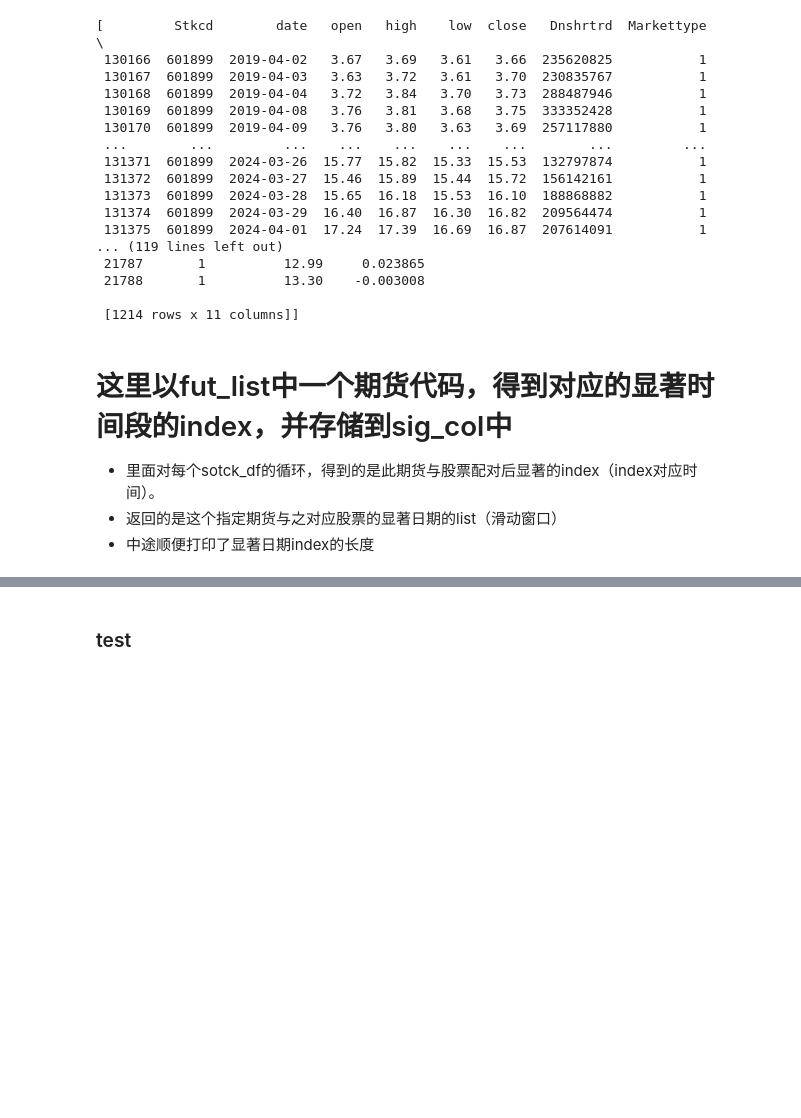
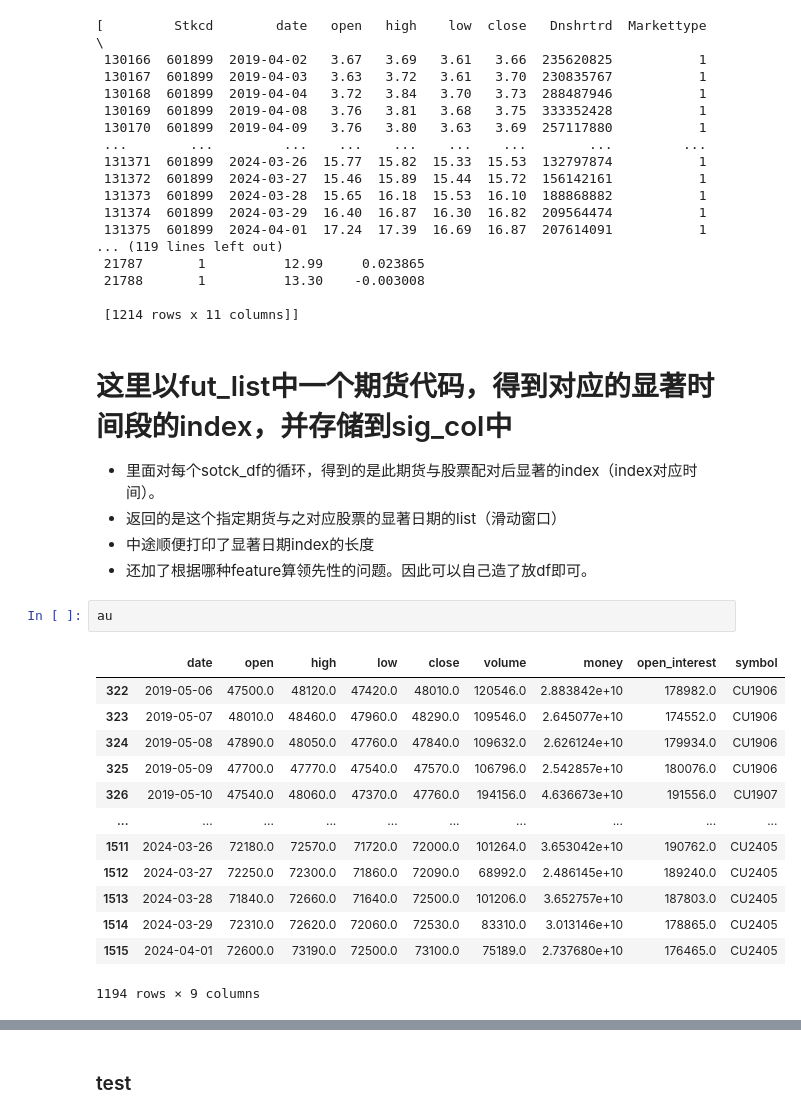
Before and after one commit to hjzlitter/futures-stocks, a Jupyter notebook: model.ipynb, the cells around one changed output, grey strips where cells are left out. Cells and saved outputs as stored; diff of their text form; blank space fills up the shorter version.

```diff
--- a/model.ipynb
+++ b/model.ipynb
@@ -125,5 +142,22 @@ stock_read('CU9999')
 * 里面对每个sotck_df的循环，得到的是此期货与股票配对后显著的index（index对应时间）。
 * 返回的是这个指定期货与之对应股票的显著日期的list（滑动窗口）
 * 中途顺便打印了显著日期index的长度
+* 还加了根据哪种feature算领先性的问题。因此可以自己造了放df即可。
+# %%
+au
+# %% [output]
+|  | date | open | high | low | close | volume | money | open_interest | symbol |
+| 322 | 2019-05-06 | 47500.0 | 48120.0 | 47420.0 | 48010.0 | 120546.0 | 2.883842e+10 | 178982.0 | CU1906 |
+| 323 | 2019-05-07 | 48010.0 | 48460.0 | 47960.0 | 48290.0 | 109546.0 | 2.645077e+10 | 174552.0 | CU1906 |
+| 324 | 2019-05-08 | 47890.0 | 48050.0 | 47760.0 | 47840.0 | 109632.0 | 2.626124e+10 | 179934.0 | CU1906 |
+| 325 | 2019-05-09 | 47700.0 | 47770.0 | 47540.0 | 47570.0 | 106796.0 | 2.542857e+10 | 180076.0 | CU1906 |
+| 326 | 2019-05-10 | 47540.0 | 48060.0 | 47370.0 | 47760.0 | 194156.0 | 4.636673e+10 | 191556.0 | CU1907 |
+| ... | ... | ... | ... | ... | ... | ... | ... | ... | ... |
+| 1511 | 2024-03-26 | 72180.0 | 72570.0 | 71720.0 | 72000.0 | 101264.0 | 3.653042e+10 | 190762.0 | CU2405 |
+| 1512 | 2024-03-27 | 72250.0 | 72300.0 | 71860.0 | 72090.0 | 68992.0 | 2.486145e+10 | 189240.0 | CU2405 |
+| 1513 | 2024-03-28 | 71840.0 | 72660.0 | 71640.0 | 72500.0 | 101206.0 | 3.652757e+10 | 187803.0 | CU2405 |
+| 1514 | 2024-03-29 | 72310.0 | 72620.0 | 72060.0 | 72530.0 | 83310.0 | 3.013146e+10 | 178865.0 | CU2405 |
+| 1515 | 2024-04-01 | 72600.0 | 73190.0 | 72500.0 | 73100.0 | 75189.0 | 2.737680e+10 | 176465.0 | CU2405 |
+1194 rows × 9 columns
 # %%
 def get_significant_columns(fut, feature = 'close'):
```
Also changed, not shown: parts of 18 cells of this notebook, 1 other file.
